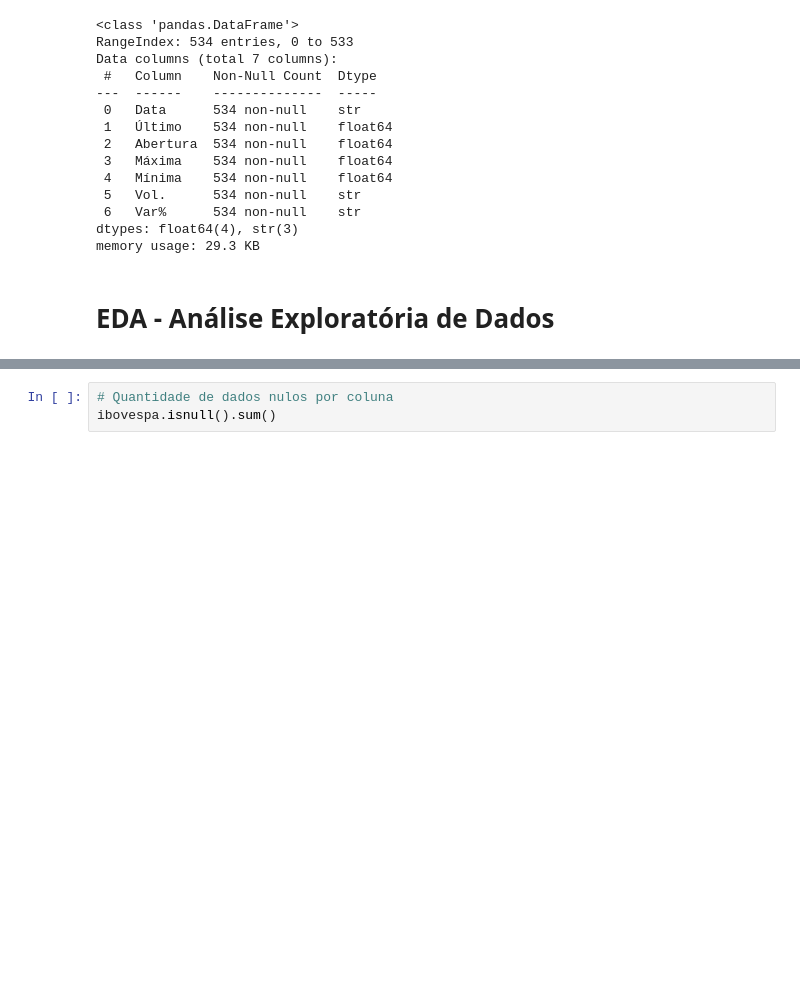
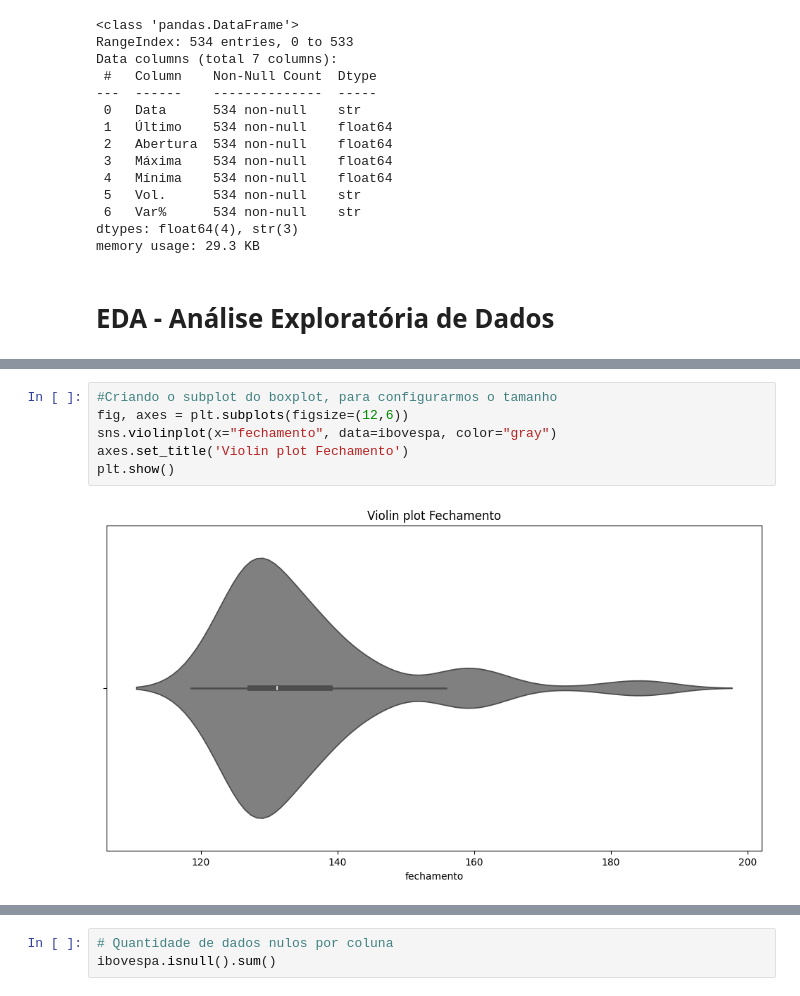
Before and after one commit to naruto112/data_analytics_fase2, a Jupyter notebook: Code/modelagem/tratamento_dados_historicos.ipynb, the cells around one changed output, grey strips where cells are left out. Saved outputs shown, nothing was run; the diff lists cells and outputs as text; blank space fills up the shorter version.

```diff
--- a/Code/modelagem/tratamento_dados_historicos.ipynb
+++ b/Code/modelagem/tratamento_dados_historicos.ipynb
@@ -66,0 +103,8 @@ ibovespa.head()
+# %%
+#Criando o subplot do boxplot, para configurarmos o tamanho
+fig, axes = plt.subplots(figsize=(12,6))
+sns.violinplot(x="fechamento", data=ibovespa, color="gray")
+axes.set_title('Violin plot Fechamento')
+plt.show()
+# %% [output]
+[figure, added]
```
Also changed, not shown: parts of 37 cells of this notebook.
